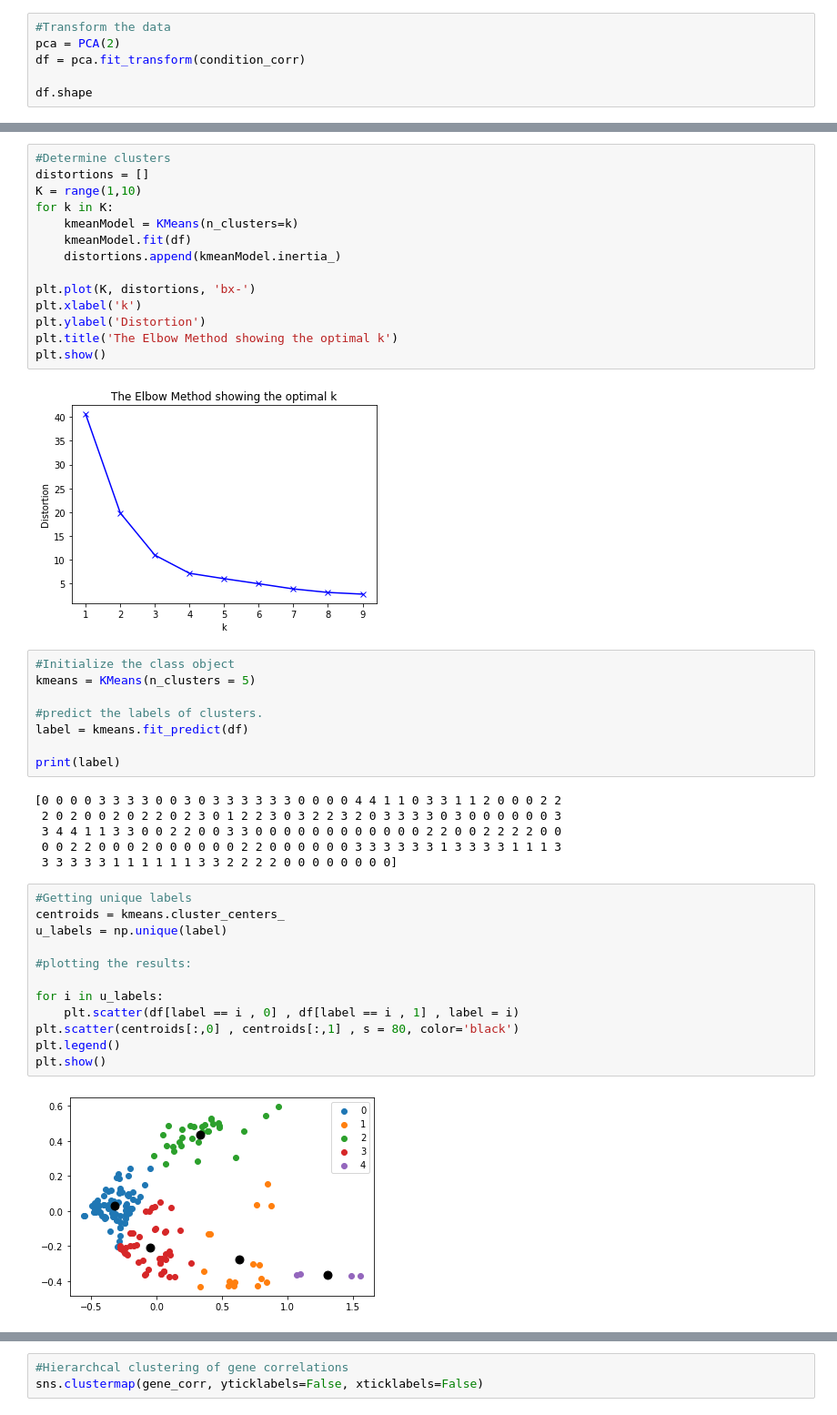
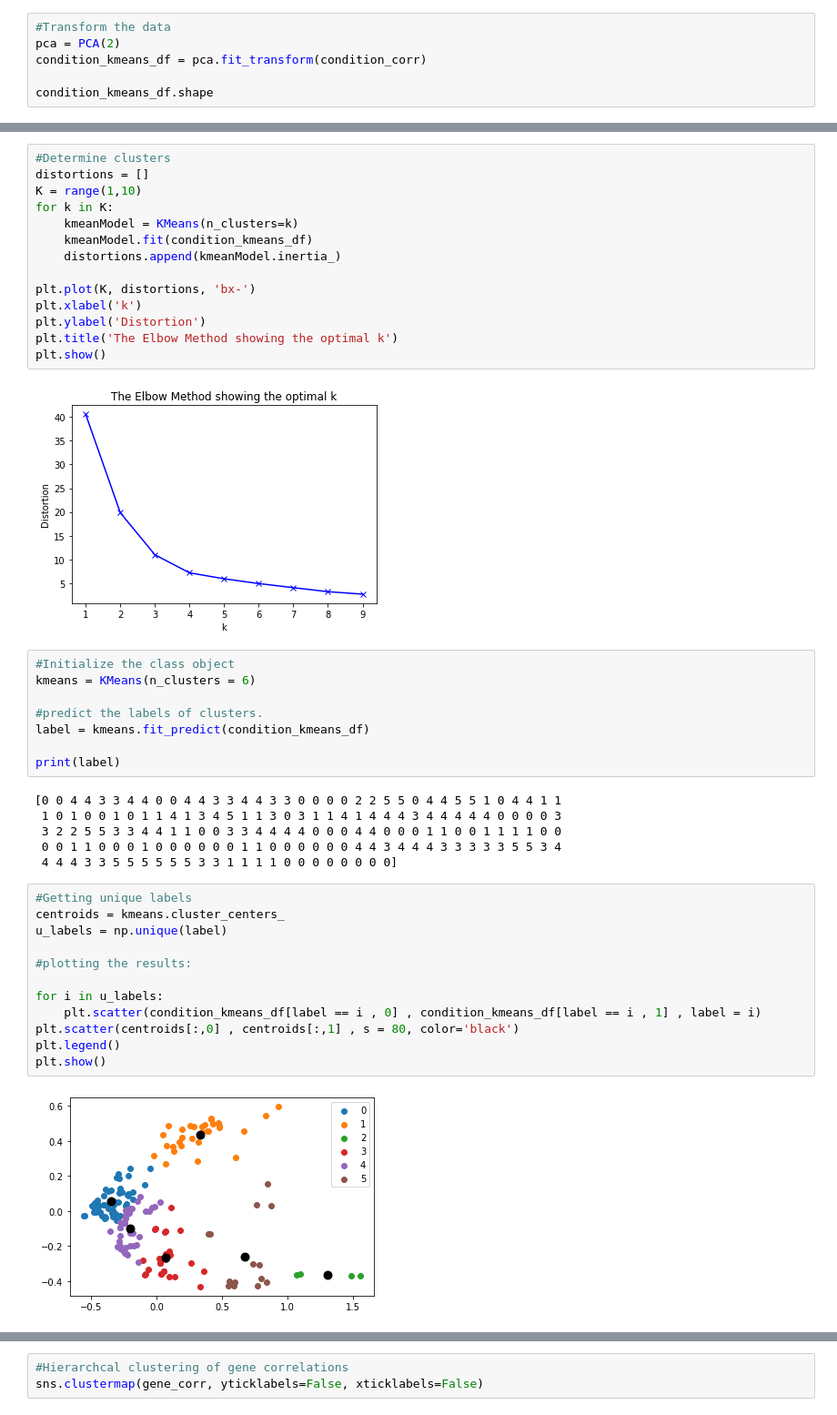
Before and after one commit to adamhockenberry/Growth-expression-translation, a Jupyter notebook: Code/scratch_SBS.ipynb, the cells around one changed output, grey strips where cells are left out. Shown at 91% size. Saved outputs shown, nothing was run; the diff lists cells and outputs as text.

```diff
--- a/Code/scratch_SBS.ipynb
+++ b/Code/scratch_SBS.ipynb
@@ -335,9 +334,9 @@ random.seed(12)
 # %%
 #Transform the data
 pca = PCA(2)
-df = pca.fit_transform(condition_corr)
+condition_kmeans_df = pca.fit_transform(condition_corr)
 
-df.shape
+condition_kmeans_df.shape
 # %% [output]
 (173, 2)
 # %%
@@ -346,7 +345,7 @@ distortions = []
 K = range(1,10)
 for k in K:
     kmeanModel = KMeans(n_clusters=k)
-    kmeanModel.fit(df)
+    kmeanModel.fit(condition_kmeans_df)
     distortions.append(kmeanModel.inertia_)
 
 plt.plot(K, distortions, 'bx-')
@@ -358,29 +357,29 @@ plt.show()
 [figure]
 # %%
 #Initialize the class object
-kmeans = KMeans(n_clusters = 5)
+kmeans = KMeans(n_clusters = 6)
 
 #predict the labels of clusters.
-label = kmeans.fit_predict(df)
+label = kmeans.fit_predict(condition_kmeans_df)
 
 print(label)
 # %% [output]
-[0 0 0 0 3 3 3 3 0 0 3 0 3 3 3 3 3 3 0 0 0 0 4 4 1 1 0 3 3 1 1 2 0 0 0 2 2
- 2 0 2 0 0 2 0 2 2 0 2 3 0 1 2 2 3 0 3 2 2 3 2 0 3 3 3 3 0 3 0 0 0 0 0 0 3
- 3 4 4 1 1 3 3 0 0 2 2 0 0 3 3 0 0 0 0 0 0 0 0 0 0 0 0 2 2 0 0 2 2 2 2 0 0
- 0 0 2 2 0 0 0 2 0 0 0 0 0 0 2 2 0 0 0 0 0 0 3 3 3 3 3 3 1 3 3 3 3 1 1 1 3
- 3 3 3 3 3 1 1 1 1 1 1 3 3 2 2 2 2 0 0 0 0 0 0 0 0]
+[0 0 4 4 3 3 4 4 0 0 4 4 3 3 4 4 3 3 0 0 0 0 2 2 5 5 0 4 4 5 5 1 0 4 4 1 1
+ 1 0 1 0 0 1 0 1 1 4 1 3 4 5 1 1 3 0 3 1 1 4 1 4 4 4 3 4 4 4 4 4 0 0 0 0 3
+ 3 2 2 5 5 3 3 4 4 1 1 0 0 3 3 4 4 4 4 0 0 0 4 4 0 0 0 1 1 0 0 1 1 1 1 0 0
+ 0 0 1 1 0 0 0 1 0 0 0 0 0 0 1 1 0 0 0 0 0 0 4 4 3 4 4 4 3 3 3 3 3 5 5 3 4
+ 4 4 4 3 3 5 5 5 5 5 5 3 3 1 1 1 1 0 0 0 0 0 0 0 0]
 # %%
 #Getting unique labels
 centroids = kmeans.cluster_centers_
 u_labels = np.unique(label)
 
 #plotting the results:
 
 for i in u_labels:
-    plt.scatter(df[label == i , 0] , df[label == i , 1] , label = i)
+    plt.scatter(condition_kmeans_df[label == i , 0] , condition_kmeans_df[label == i , 1] , label = i)
 plt.scatter(centroids[:,0] , centroids[:,1] , s = 80, color='black')
 plt.legend()
 plt.show()
 # %% [output]
-[figure, old version]
+[figure, new version]
```
Also changed, not shown: parts of 14 cells of this notebook.
